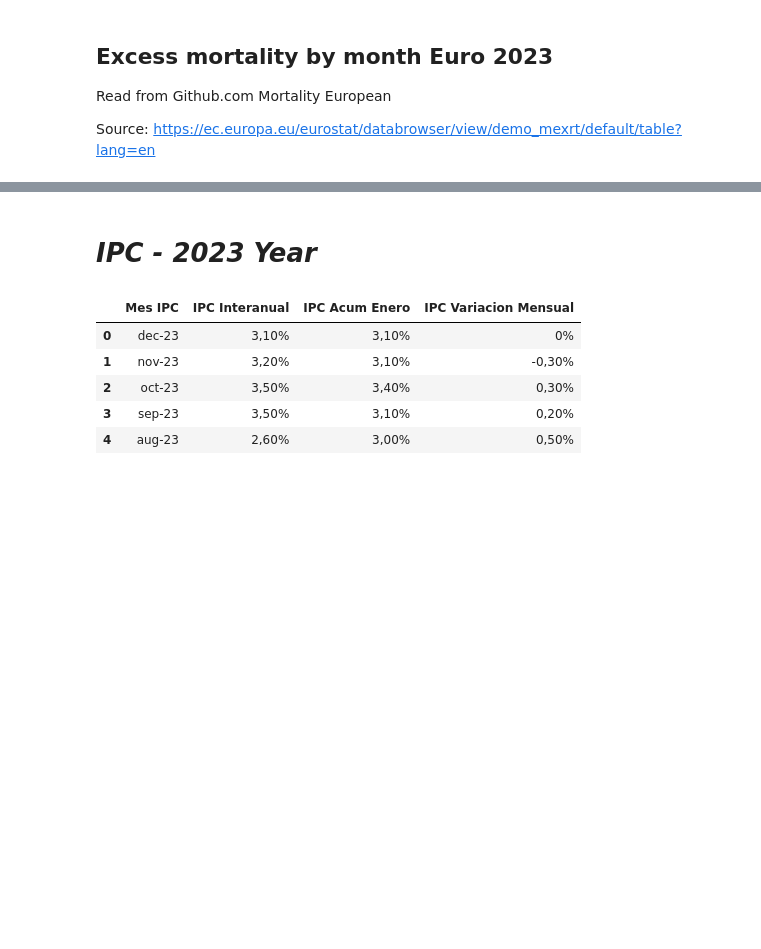
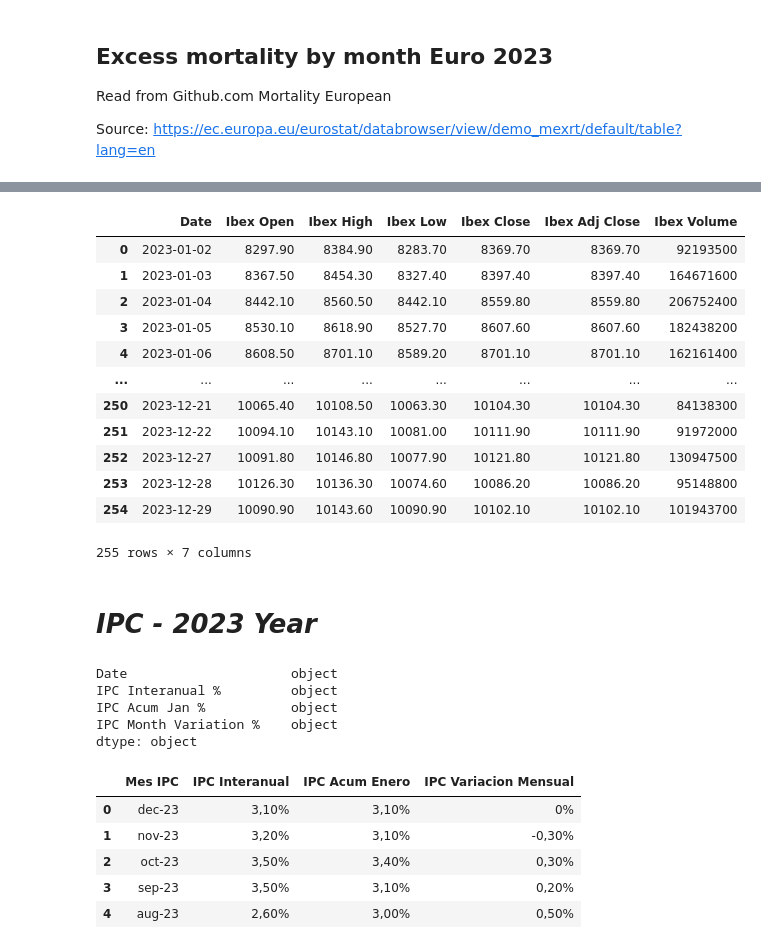
Before and after one commit to Manilab2309/ia-machine-learning, a Jupyter notebook: lab/NB_analyst_broker_operations.ipynb, the cells around one changed output, grey strips where cells are left out. Drawn from its saved outputs; the diff is of its cells as text; code cells hidden in the pictures; blank space fills up the shorter version.

Commit message:
Data formatter Ibex35

```diff
--- a/lab/NB_analyst_broker_operations.ipynb
+++ b/lab/NB_analyst_broker_operations.ipynb
@@ -193,6 +135,32 @@ df_ibex_2023
 255 rows × 7 columns
+# %%
+# 8297.900391 (float64) --> 8297.90 (float64) We only need 2 decimal positions and . with decimal separator token char
+pd.options.display.float_format = '{:.2f}'.format
+df_ibex_2023
+# %% [output]
+|  | Date | Ibex Open | Ibex High | Ibex Low | Ibex Close | Ibex Adj Close | Ibex Volume |
+| 0 | 2023-01-02 | 8297.90 | 8384.90 | 8283.70 | 8369.70 | 8369.70 | 92193500 |
+| 1 | 2023-01-03 | 8367.50 | 8454.30 | 8327.40 | 8397.40 | 8397.40 | 164671600 |
+| 2 | 2023-01-04 | 8442.10 | 8560.50 | 8442.10 | 8559.80 | 8559.80 | 206752400 |
+| 3 | 2023-01-05 | 8530.10 | 8618.90 | 8527.70 | 8607.60 | 8607.60 | 182438200 |
+| 4 | 2023-01-06 | 8608.50 | 8701.10 | 8589.20 | 8701.10 | 8701.10 | 162161400 |
+| ... | ... | ... | ... | ... | ... | ... | ... |
+| 250 | 2023-12-21 | 10065.40 | 10108.50 | 10063.30 | 10104.30 | 10104.30 | 84138300 |
+| 251 | 2023-12-22 | 10094.10 | 10143.10 | 10081.00 | 10111.90 | 10111.90 | 91972000 |
+| 252 | 2023-12-27 | 10091.80 | 10146.80 | 10077.90 | 10121.80 | 10121.80 | 130947500 |
+| 253 | 2023-12-28 | 10126.30 | 10136.30 | 10074.60 | 10086.20 | 10086.20 | 95148800 |
+| 254 | 2023-12-29 | 10090.90 | 10143.60 | 10090.90 | 10102.10 | 10102.10 | 101943700 |
+255 rows × 7 columns
 # %% [markdown]
 # ***IPC - 2023 Year***
+# %%
+df_ipc_2023.dtypes
+# %% [output]
+Date                     object
+IPC Interanual %         object
+IPC Acum Jan %           object
+IPC Month Variation %    object
+dtype: object
 # %%
 # Show table
 df_ipc_2023.head()
```
Also changed, not shown: parts of 33 cells of this notebook.
